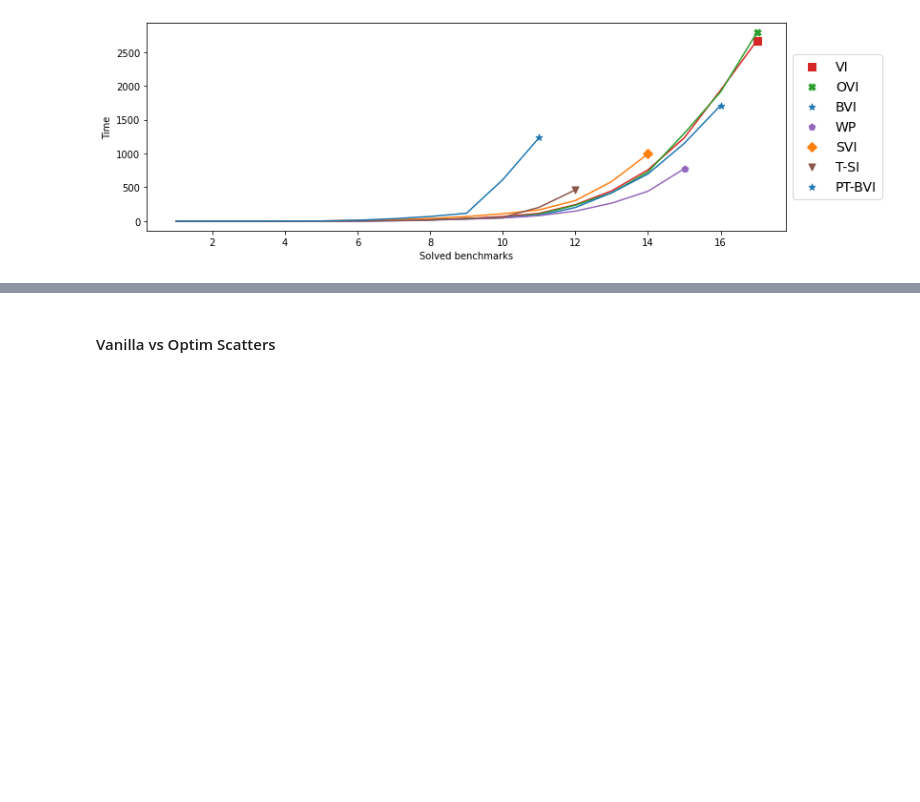
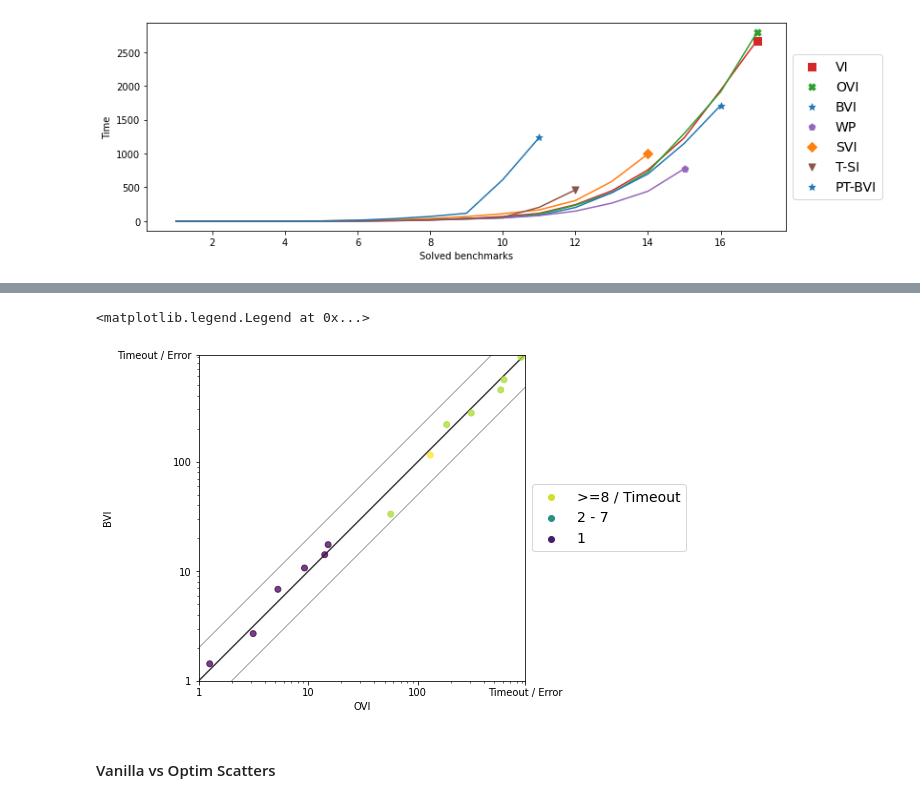
Before and after one commit to ga67vib/Algorithms-For-Stochastic-Games, a Jupyter notebook: visualizations/visualizations.ipynb, the cells around one changed output, grey strips where cells are left out. Drawn from its saved outputs; the diff is of its cells as text; code cells hidden in the pictures; blank space fills up the shorter version.

```diff
--- a/visualizations/visualizations.ipynb
+++ b/visualizations/visualizations.ipynb
@@ -807,13 +832,25 @@ Conf TOP_BVI:   1234.823000      Not Finished / Error / Wrong Result:    6
 [figure]
 # %%
 # DELETE THIS CELL AFTER TACAS
-investigate = "AvgNumActionsPerState"
-min_actions = np.array(data[investigate]).min()
+investigate = "Number Of Verif. Phases"
+min_actions = 0#np.array(data[investigate]).min()
 max_actions = np.array(data[investigate]).max()
 print(min_actions)
 print(max_actions)
 scatter_coloring = []
 
+for i in range(len(data[investigate])):
+    if (data[investigate][i] == 0):
+        percent = 1
+    else:
+        percent = (data[investigate][i] - min_actions) / (max_actions - min_actions)
+        if (data[investigate][i] == 2):
+            percent += 0.25
+    scatter_coloring.append(percent)
+    print(data[investigate][i])
+    print(percent)
+
+"""
 for i in range(len(data[investigate])):
     percent = (data[investigate][i] - min_actions) / (max_actions - min_actions)
     if (data[investigate][i] >= 3.25 and data[investigate][i] <= 9):
@@ -821,3 +858,4 @@ for i in range(len(data[investigate])):
     scatter_coloring.append(percent)
     print(data[investigate][i])
     print(percent)
+"""
@@ -824,7 +881,7 @@ for i in range(len(data[investigate])):
 # %%
 #Use scale that doubles itself (as in OVI paper)
-algo_on_x = "T_SI_SI"
-algo_on_y = "TOP_BVI"
+algo_on_x = "OVI"
+algo_on_y = "BVI"
 
 #Transform Data
 data_for_x = data[algo_on_x].copy()
@@ -832,7 +889,7 @@ data_for_y = data[algo_on_y].copy()
 
 axis_limits = [
     10**0 if (not USE_ITERS) else 1,
-    120 if (not USE_ITERS) else 10**5
+    950 if (not USE_ITERS) else 10**5
 ]
 
 ticks = []
@@ -841,7 +898,8 @@ for i in range(0, 3 if not USE_ITERS else 6):
     ticks.append(10**i)
     ticklabels.append(str(10**i)+"s")
 #ticks.append(100)
-ticks = [1, 10, 120]
+ticks = [1, 10, 100, 950]
+ticklabels = [1, 10, 100, 950]
 ticklabels[-1] = ("Timeout / Error")
 
 for i in range(len(data_for_x)):
@@ -858,39 +916,42 @@ for i in range(len(data_for_y)):
 
 fig, ax = plt.subplots(figsize=(10,6))
 ax.scatter(data_for_x, data_for_y, c = scatter_coloring, cmap=plt.get_cmap("viridis"), alpha = 0.75)
 
 label_prios = dict()
-label_prios["50"] = 1
-label_prios["3 - 10"] = 2
-label_prios["< 3"] = 3
+label_prios[">=8 / Timeout"] = 1
+label_prios["2 - 7"] = 2
+label_prios["1"] = 3
 
-ax.scatter([0.1], [0.1], c = ["#d0e023"], label="50")
-ax.scatter([0.1], [0.1], c = ["#299086"], label="3 - 10")
-ax.scatter([0.1], [0.1], c = ["#451d6c"], label="< 3")
+ax.scatter([0.1], [0.1], c = ["#d0e023"], label=">=8 / Timeout")
+ax.scatter([0.1], [0.1], c = ["#299086"], label="2 - 7")
+ax.scatter([0.1], [0.1], c = ["#451d6c"], label="1")
 
 
 ax.plot(axis_limits, axis_limits, 'k-', alpha=0.75, zorder=0)
 ax.plot(list(map(lambda x : x * 2, axis_limits)), axis_limits, 'k-', alpha=0.75, zorder=0, linewidth = 0.5)
 ax.plot(list(map(lambda x : x / 2, axis_limits)), axis_limits, 'k-', alpha=0.75, zorder=0, linewidth = 0.5)
 ax.set_aspect('equal')
 ax.set_xlabel(label_mapping[algo_on_x])
 ax.set_ylabel(label_mapping[algo_on_y])
 ax.set_xlim(axis_limits)
 ax.set_ylim(axis_limits)
 ax.set_yscale('log')
 ax.set_xscale('log')
 
 ax.set_xticks(ticks)
 ax.set_xticklabels(ticklabels)
 ax.set_yticks(ticks)
 ax.set_yticklabels(ticklabels)
 
 handles, labels = ax.get_legend_handles_labels()
 # sort both labels and handles by labels
 labels, handles = zip(*sorted(zip(labels, handles), key=lambda t: label_prios[t[0]]))
 #print(labels)
 #print(handles)
 ax.legend(handles, labels, loc='center left', bbox_to_anchor=(1, 0.5), fontsize = 14)
+# %% [output]
+<matplotlib.legend.Legend at 0x...>
+[figure, added]
 # %% [markdown]
 #### Vanilla vs Optim Scatters
 # %%
```
Also changed, not shown: parts of 9 cells of this notebook.
